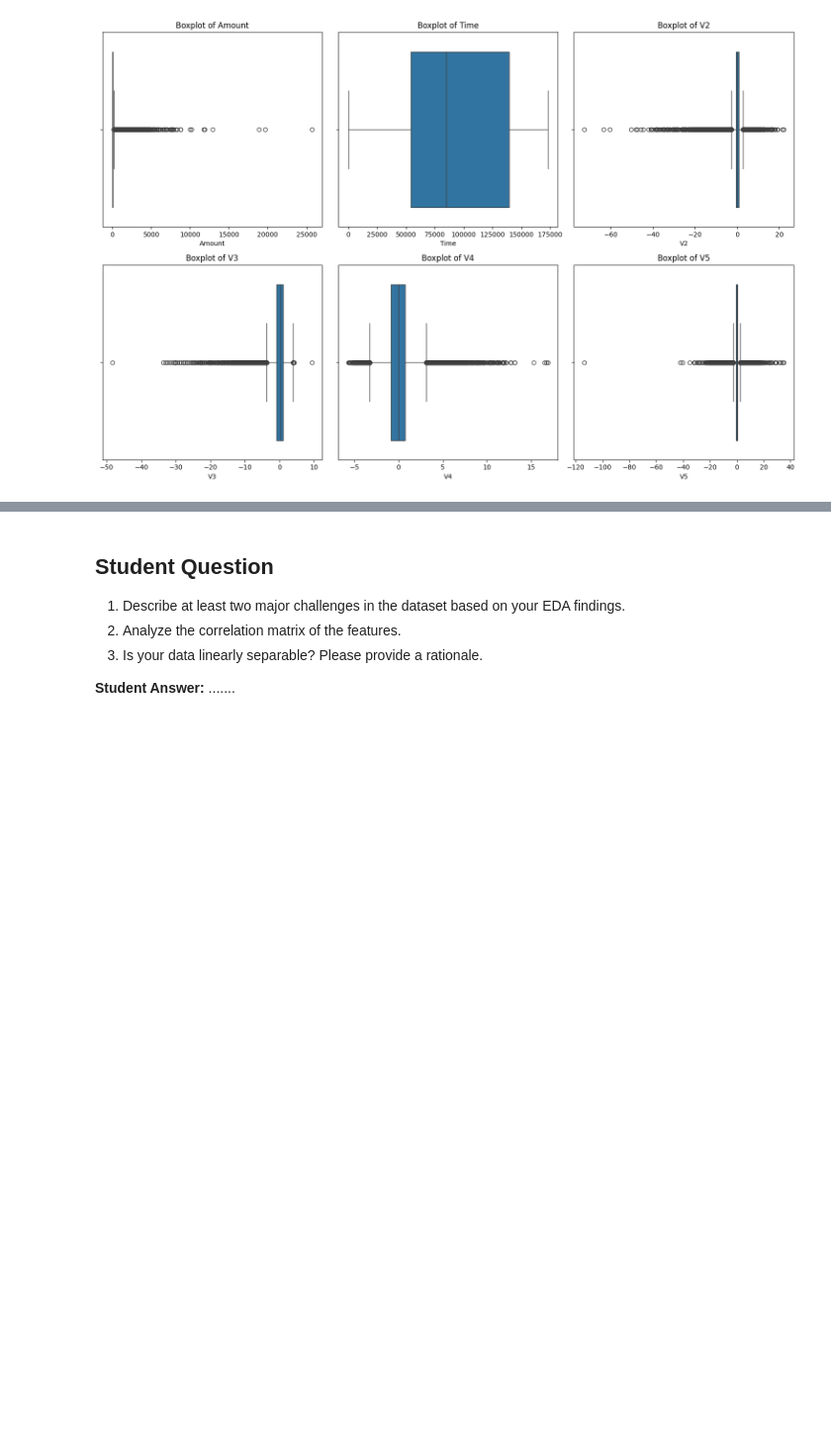
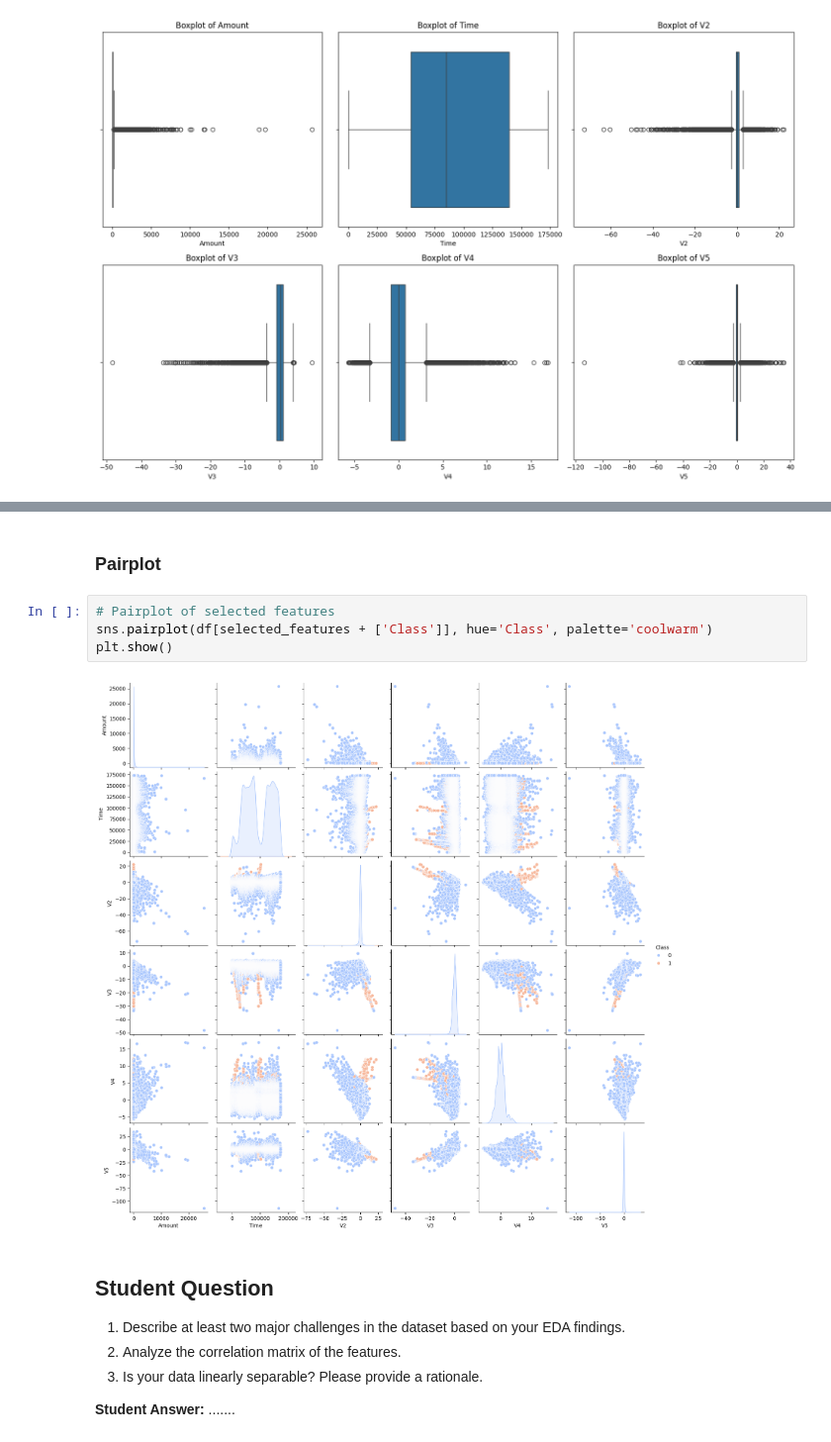
Before and after one commit to fjadidi2001/DataScienceJourney, a Jupyter notebook: Homework_1_Student_Version.ipynb, the cells around one changed output, grey strips where cells are left out. Shown at 99% size. Drawn from its saved outputs; the diff is of its cells as text; blank space fills up the shorter version.

```diff
--- a/Homework_1_Student_Version.ipynb
+++ b/Homework_1_Student_Version.ipynb
@@ -212,3 +257,11 @@ plt.show()
+# %% [markdown]
+### Pairplot
+# %%
+# Pairplot of selected features
+sns.pairplot(df[selected_features + ['Class']], hue='Class', palette='coolwarm')
+plt.show()
+# %% [output]
+[figure, added]
 # %% [markdown]
 ## Student Question
 
```
Also changed, not shown: parts of 19 cells of this notebook.
